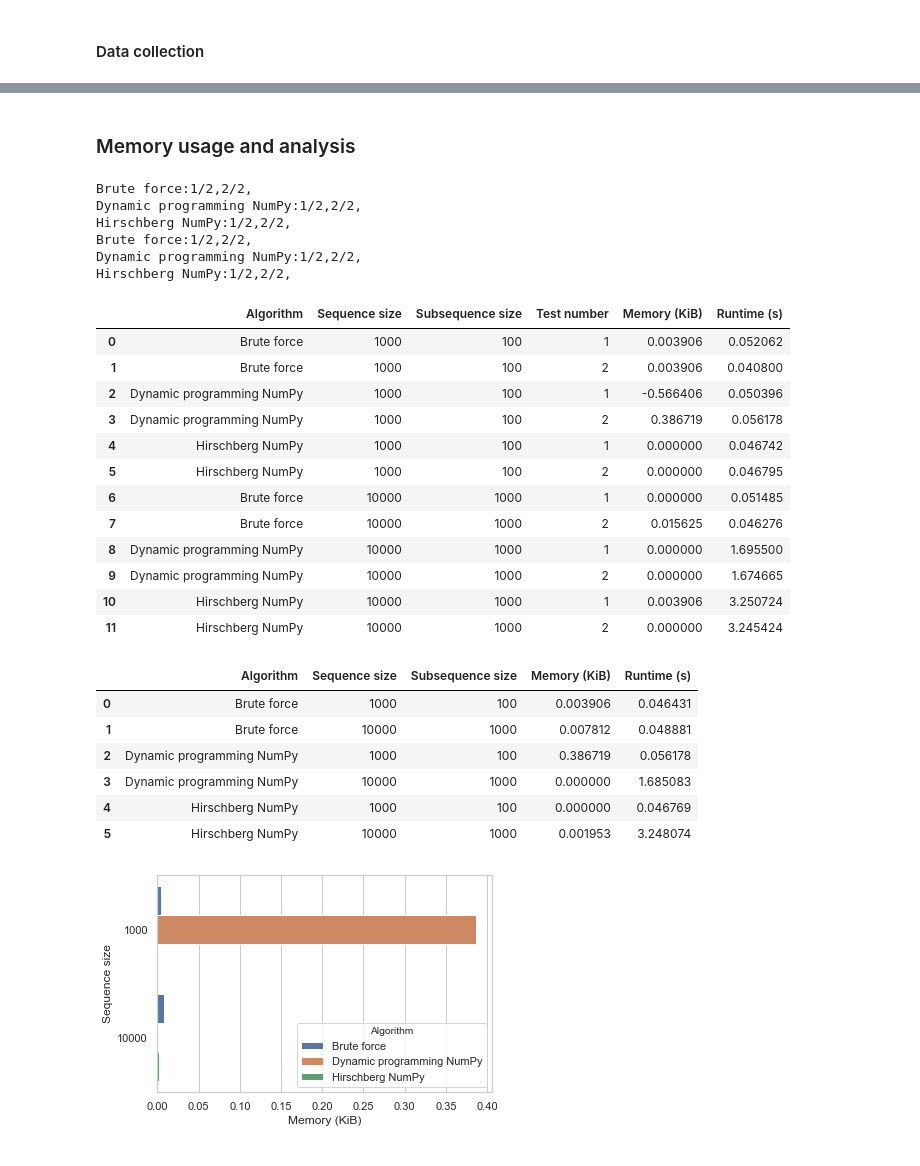
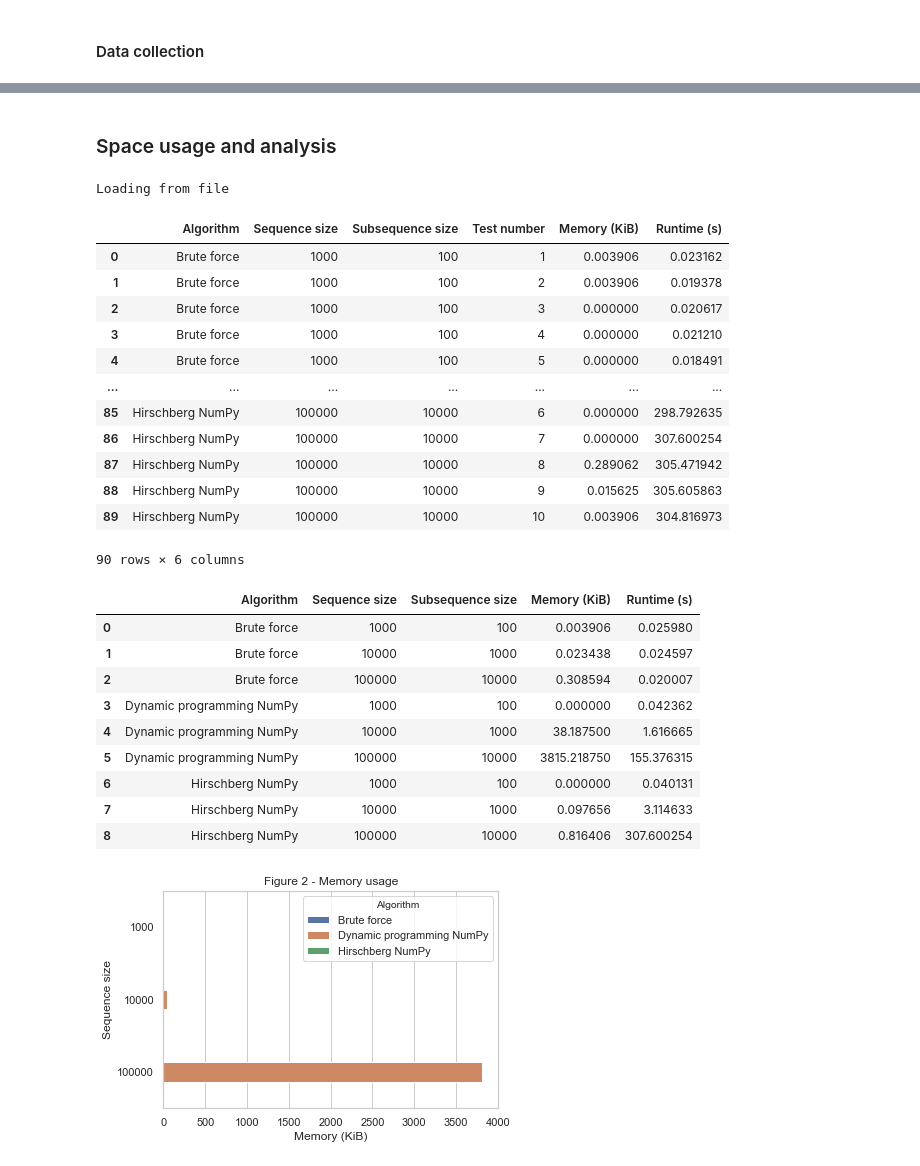
Before and after one commit to fau-masters-collected-works-cgarbin/cot6405-analysis-of-algorithms, a Jupyter notebook: longest-common-subsequence/lcs-experiments.ipynb, the cells around one changed output, grey strips where cells are left out. Saved outputs shown, nothing was run; the diff lists cells and outputs as text; code cells hidden in the pictures.

```diff
--- a/longest-common-subsequence/lcs-experiments.ipynb
+++ b/longest-common-subsequence/lcs-experiments.ipynb
@@ -113,42 +156,41 @@ sns.barplot(data=rt_results_summary, y=metrics.DF_SEQ_SIZE, x=metrics.DF_RUNTIME
 # %% [markdown]
-### Memory usage and analysis
+### Space usage and analysis
 # %%
-mem_results_raw, mem_results_summary = metrics.memory(verbose=1)
+mem_results_raw, mem_results_summary = metrics.memory(verbose=1, file='memory')
 # %% [output]
-Brute force:1/2,2/2,
-Dynamic programming NumPy:1/2,2/2,
-Hirschberg NumPy:1/2,2/2,
-Brute force:1/2,2/2,
-Dynamic programming NumPy:1/2,2/2,
-Hirschberg NumPy:1/2,2/2,
+Loading from file
 # %%
 display(mem_results_raw)
 # %% [output]
 |  | Algorithm | Sequence size | Subsequence size | Test number | Memory (KiB) | Runtime (s) |
-| 0 | Brute force | 1000 | 100 | 1 | 0.003906 | 0.052062 |
-| 1 | Brute force | 1000 | 100 | 2 | 0.003906 | 0.040800 |
-| 2 | Dynamic programming NumPy | 1000 | 100 | 1 | -0.566406 | 0.050396 |
-| 3 | Dynamic programming NumPy | 1000 | 100 | 2 | 0.386719 | 0.056178 |
-| 4 | Hirschberg NumPy | 1000 | 100 | 1 | 0.000000 | 0.046742 |
-| 5 | Hirschberg NumPy | 1000 | 100 | 2 | 0.000000 | 0.046795 |
-| 6 | Brute force | 10000 | 1000 | 1 | 0.000000 | 0.051485 |
-| 7 | Brute force | 10000 | 1000 | 2 | 0.015625 | 0.046276 |
-| 8 | Dynamic programming NumPy | 10000 | 1000 | 1 | 0.000000 | 1.695500 |
-| 9 | Dynamic programming NumPy | 10000 | 1000 | 2 | 0.000000 | 1.674665 |
-| 10 | Hirschberg NumPy | 10000 | 1000 | 1 | 0.003906 | 3.250724 |
-| 11 | Hirschberg NumPy | 10000 | 1000 | 2 | 0.000000 | 3.245424 |
+| 0 | Brute force | 1000 | 100 | 1 | 0.003906 | 0.023162 |
+| 1 | Brute force | 1000 | 100 | 2 | 0.003906 | 0.019378 |
+| 2 | Brute force | 1000 | 100 | 3 | 0.000000 | 0.020617 |
+| 3 | Brute force | 1000 | 100 | 4 | 0.000000 | 0.021210 |
+| 4 | Brute force | 1000 | 100 | 5 | 0.000000 | 0.018491 |
+| ... | ... | ... | ... | ... | ... | ... |
+| 85 | Hirschberg NumPy | 100000 | 10000 | 6 | 0.000000 | 298.792635 |
+| 86 | Hirschberg NumPy | 100000 | 10000 | 7 | 0.000000 | 307.600254 |
+| 87 | Hirschberg NumPy | 100000 | 10000 | 8 | 0.289062 | 305.471942 |
+| 88 | Hirschberg NumPy | 100000 | 10000 | 9 | 0.015625 | 305.605863 |
+| 89 | Hirschberg NumPy | 100000 | 10000 | 10 | 0.003906 | 304.816973 |
+90 rows × 6 columns
 # %%
 display(mem_results_summary)
 # %% [output]
 |  | Algorithm | Sequence size | Subsequence size | Memory (KiB) | Runtime (s) |
-| 0 | Brute force | 1000 | 100 | 0.003906 | 0.046431 |
-| 1 | Brute force | 10000 | 1000 | 0.007812 | 0.048881 |
-| 2 | Dynamic programming NumPy | 1000 | 100 | 0.386719 | 0.056178 |
-| 3 | Dynamic programming NumPy | 10000 | 1000 | 0.000000 | 1.685083 |
-| 4 | Hirschberg NumPy | 1000 | 100 | 0.000000 | 0.046769 |
-| 5 | Hirschberg NumPy | 10000 | 1000 | 0.001953 | 3.248074 |
+| 0 | Brute force | 1000 | 100 | 0.003906 | 0.025980 |
+| 1 | Brute force | 10000 | 1000 | 0.023438 | 0.024597 |
+| 2 | Brute force | 100000 | 10000 | 0.308594 | 0.020007 |
+| 3 | Dynamic programming NumPy | 1000 | 100 | 0.000000 | 0.042362 |
+| 4 | Dynamic programming NumPy | 10000 | 1000 | 38.187500 | 1.616665 |
+| 5 | Dynamic programming NumPy | 100000 | 10000 | 3815.218750 | 155.376315 |
+| 6 | Hirschberg NumPy | 1000 | 100 | 0.000000 | 0.040131 |
+| 7 | Hirschberg NumPy | 10000 | 1000 | 0.097656 | 3.114633 |
+| 8 | Hirschberg NumPy | 100000 | 10000 | 0.816406 | 307.600254 |
 # %%
-sns.barplot(data=mem_results_summary, y=metrics.DF_SEQ_SIZE, x=metrics.DF_MEMORY,
-     hue=metrics.DF_ALGORITHM,orient='h');
+sns.barplot(data=mem_results_summary, y=metrics.DF_SEQ_SIZE,
+            x=metrics.DF_MEMORY, hue=metrics.DF_ALGORITHM,
+            orient='h').set_title('Figure 2 - Memory usage');
 # %% [output]
-[figure, old version]
+[figure, new version]
```
Also changed, not shown: parts of 22 cells of this notebook.
